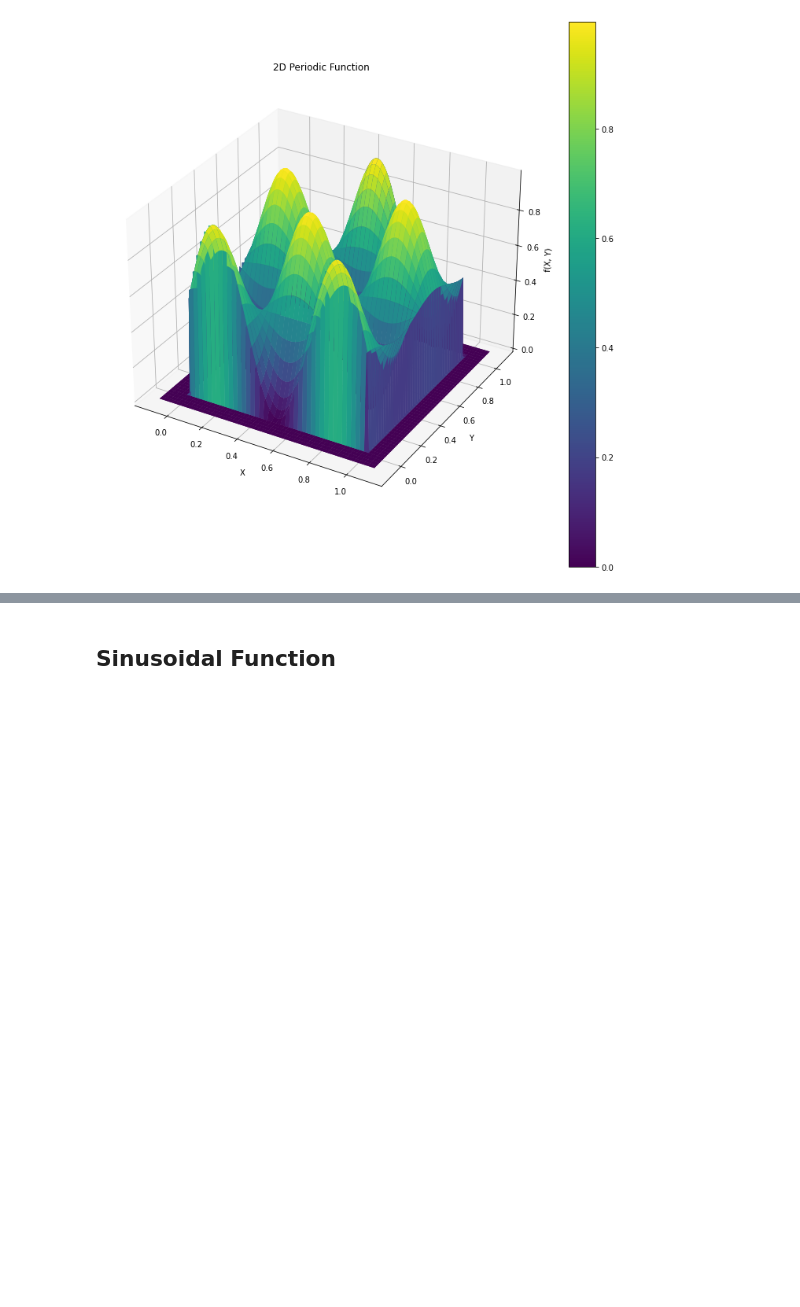
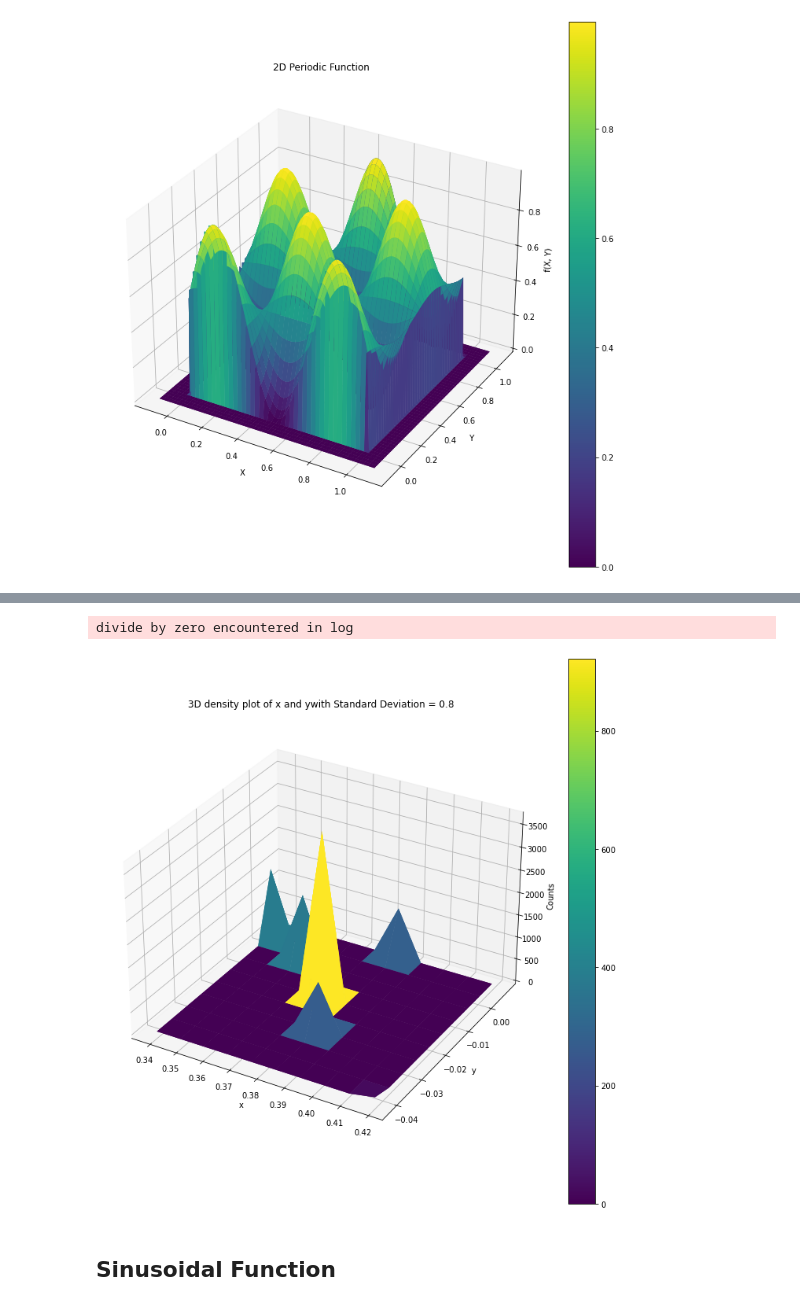
Before and after one commit to pjdunne/MResMCMC2023, a Jupyter notebook: Examples_Dian.ipynb, the cells around one changed output, grey strips where cells are left out. Saved outputs shown, nothing was run; the diff lists cells and outputs as text; code cells hidden in the pictures; blank space fills up the shorter version.

```diff
--- a/Examples_Dian.ipynb
+++ b/Examples_Dian.ipynb
@@ -350,3 +282,25 @@ divide by zero encountered in log
+# %%
+from MCMC_DZ.MCMC.MetropolisHastingMCMC.MHMC import MHMC
+from MCMC_DZ.MCMC.MetropolisHastingMCMC.ProposalDistributions import  GaussianProposalDistribution
+
+steps = 10000
+sd = 0.8
+Prop_G = GaussianProposalDistribution(sd=sd, Dim=2)
+MHMC_PF = MHMC(rho=l_PF.log_l, log_likelihood=True)
+Res_G_PF = MHMC_PF.generate(
+    theta0=[1.0 for _ in range(2)],
+    qProb=Prop_G.log_qProb,
+    qSamp=Prop_G.qSample,
+    steps=steps,
+    OutputRunTime=100,
+    MaxTime=60
+    )
+# %% [output]
+divide by zero encountered in log
+# %%
+Sts.density_plot_3D(Res_G_PF["Thetas"], bins=10, burn_in=1000, label=f"with Standard Deviation = {sd}", credible_region=0, Single_vision=True)
+# %% [output]
+[figure, added]
 # %% [markdown]
 ## Sinusoidal Function
 # %%
```
Also changed, not shown: parts of 13 cells of this notebook.
